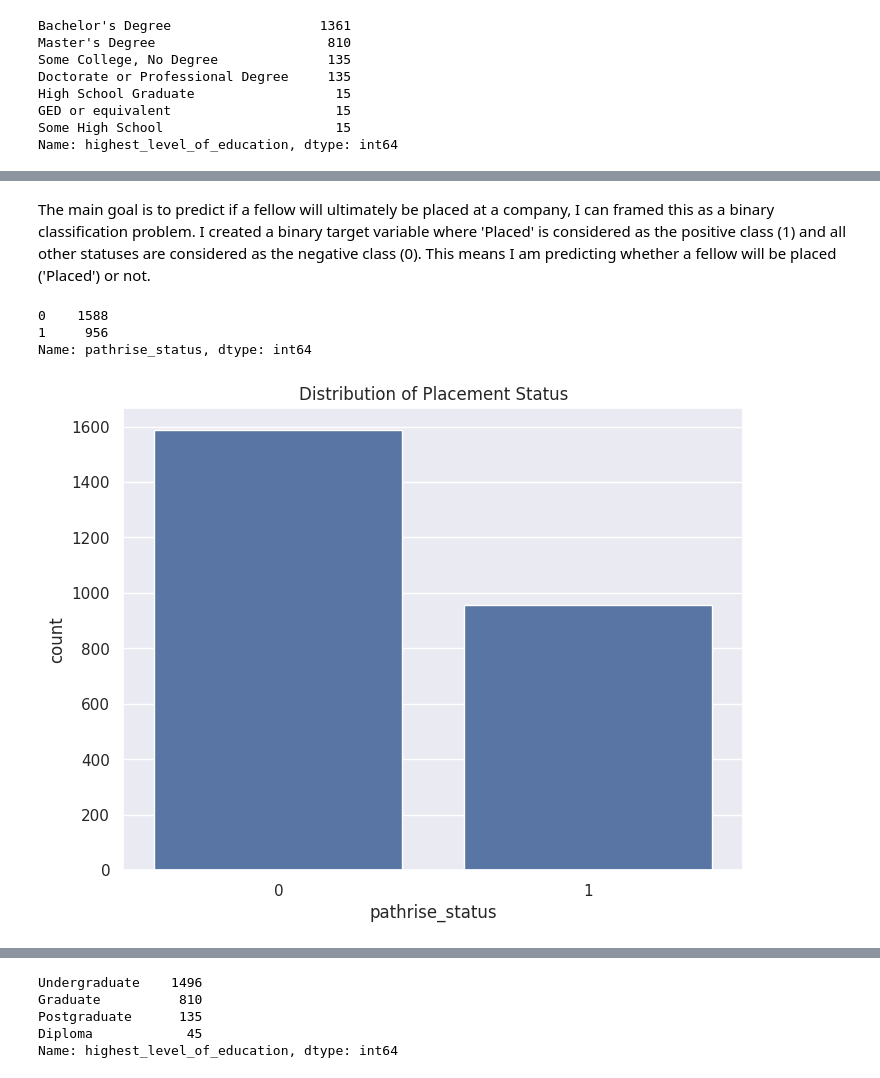
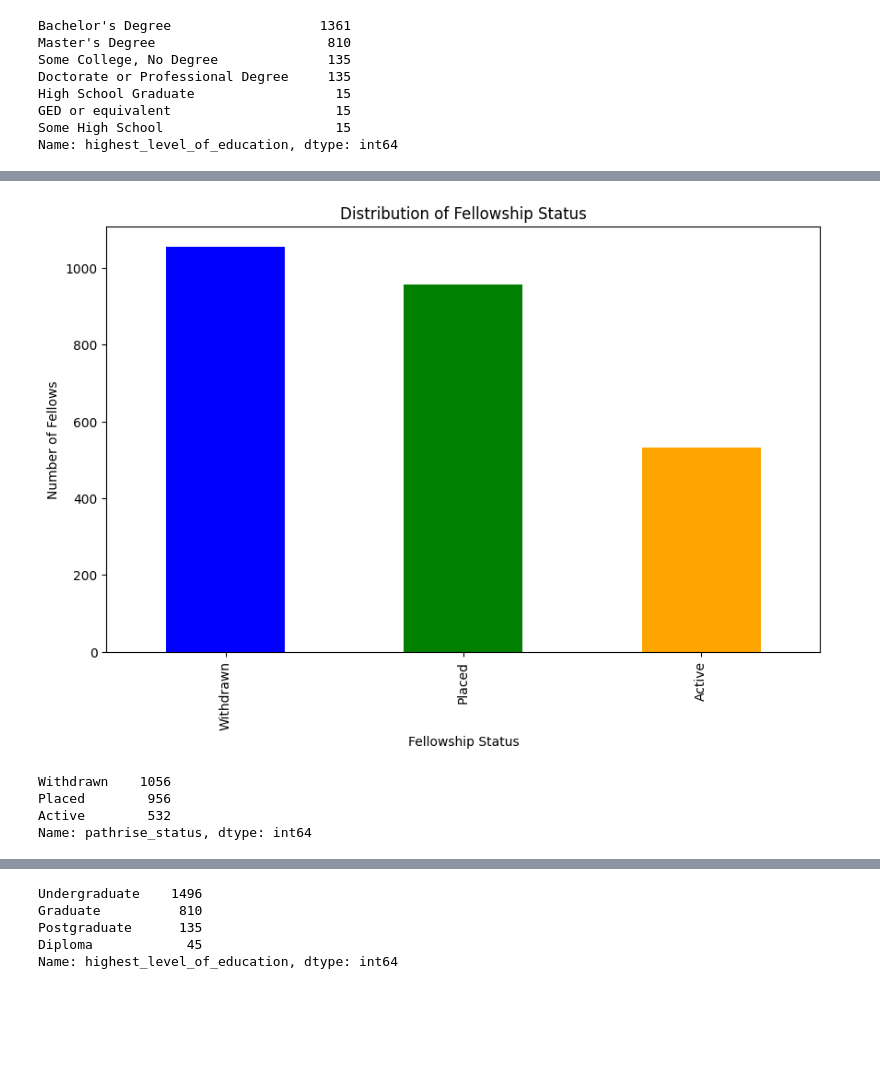
Before and after one commit to ghazalna/Pathrise-Analytics-Insights, a Jupyter notebook: Pathrise.ipynb, the cells around one changed output, grey strips where cells are left out. Saved outputs shown, nothing was run; the diff lists cells and outputs as text; code cells hidden in the pictures; blank space fills up the shorter version.

```diff
--- a/Pathrise.ipynb
+++ b/Pathrise.ipynb
@@ -135,23 +147,26 @@ highest_level_of_education: ["Bachelor's Degree" 'Some College, No Degree' "Mast
-# %% [markdown]
-The main goal is to predict if a fellow will ultimately be placed at a company, I can framed this as a binary classification problem. I created a binary target variable where 'Placed' is considered as the positive class (1) and all other statuses are considered as the negative class (0). This means I am predicting whether a fellow will be placed ('Placed') or not.
-# %%
-# Create a binary target variable
-df['pathrise_status'] = df['pathrise_status'].apply(lambda x: 1 if x == 'Placed' else 0)
-
-# Check the distribution of the target variable
-print(df['pathrise_status'].value_counts())
-# %% [output]
-0    1588
-1     956
-Name: pathrise_status, dtype: int64
-# %%
-# Visualize the distribution of key variables
-import matplotlib.pyplot as plt
-import seaborn as sns
-
-plt.figure(figsize=(8, 6))
-sns.countplot(x='pathrise_status', data=df)
-plt.title('Distribution of Placement Status')
-plt.show()
-# %% [output]
-[figure, removed]
+# %%
+import matplotlib.pyplot as plt
+
+# Assuming 'df' is your DataFrame
+withdrawn_statuses = ['Withdrawn (Trial)', 'Closed Lost', 'Withdrawn (Failed)', 'MIA', 'Deferred','Break']
+df['pathrise_status'] = df['pathrise_status'].apply(lambda x: 'Withdrawn' if x in withdrawn_statuses else x)
+
+# Count the occurrences of each status category
+status_counts = df['pathrise_status_category'].value_counts()
+
+# Plot the bar chart
+plt.figure(figsize=(10, 6))
+status_counts.plot(kind='bar', color=['blue', 'green', 'orange'])
+plt.title('Distribution of Fellowship Status')
+plt.xlabel('Fellowship Status')
+plt.ylabel('Number of Fellows')
+plt.show()
+# %% [output]
+[figure, added]
+# %%
+df['pathrise_status'].value_counts()
+# %% [output]
+Withdrawn    1056
+Placed        956
+Active        532
+Name: pathrise_status, dtype: int64
```
Also changed, not shown: parts of 80 cells of this notebook.
